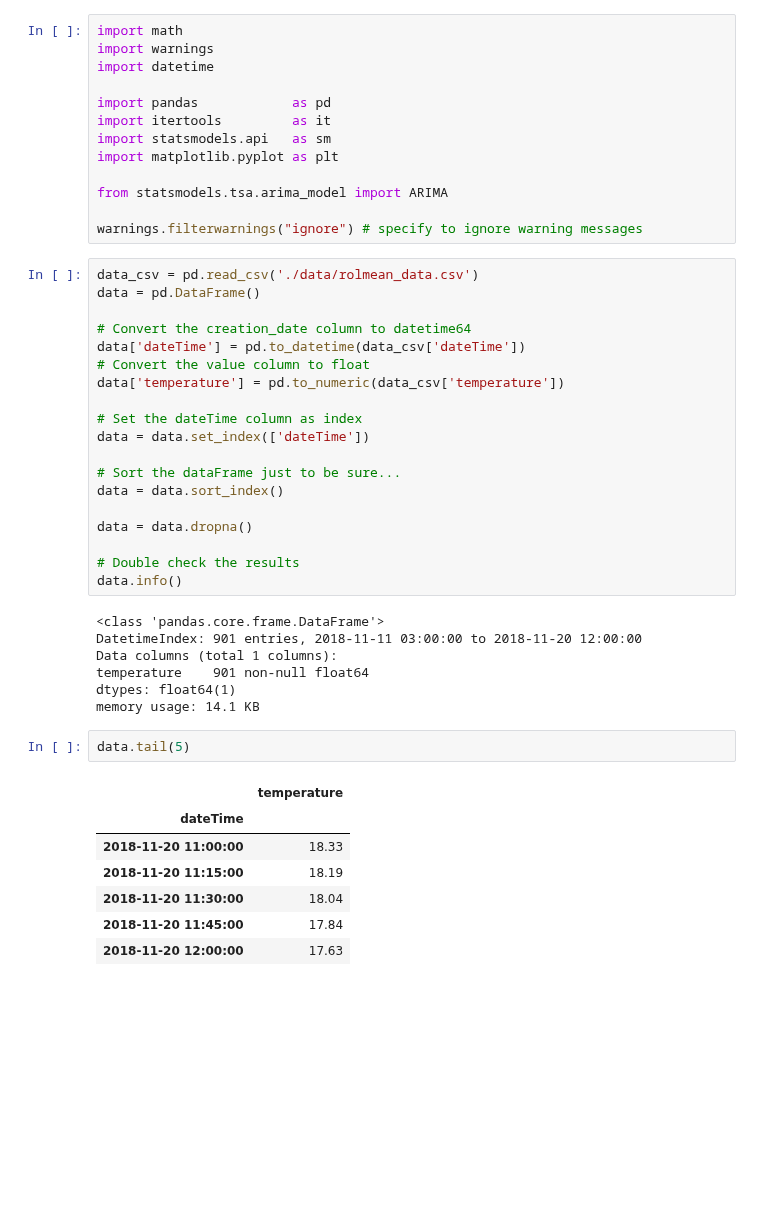
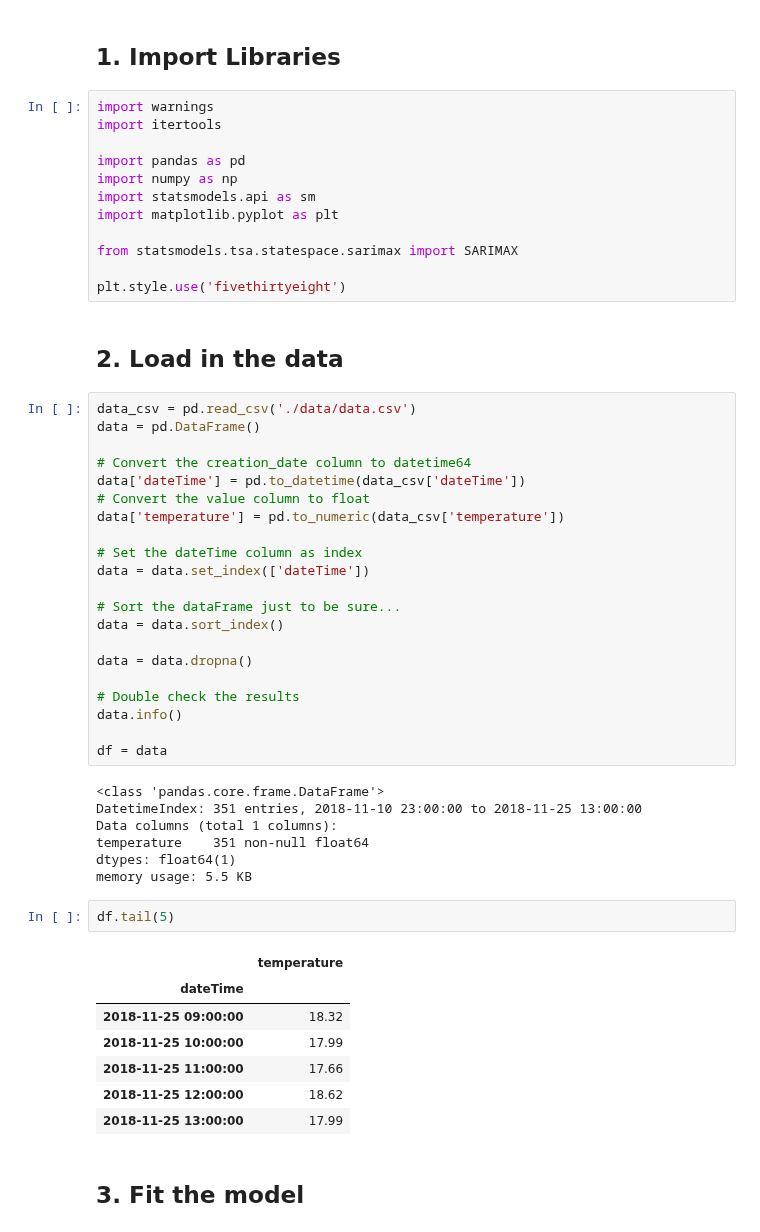
Before and after one commit to bryanhonof/Smart-Systems-Assignment-1, a Jupyter notebook: Python/5_fitting_and_predicting.ipynb, the cells around one changed output. Saved outputs shown, nothing was run; the diff lists cells and outputs as text; blank space fills up the shorter version.

```diff
--- a/Python/5_fitting_and_predicting.ipynb
+++ b/Python/5_fitting_and_predicting.ipynb
@@ -11,18 +21,21 @@
+# %% [markdown]
+## 1. Import Libraries <a name="Import-Libraries"></a>
 # %%
-import math
 import warnings
-import datetime
+import itertools
 
-import pandas            as pd
-import itertools         as it
-import statsmodels.api   as sm
+import pandas as pd
+import numpy as np
+import statsmodels.api as sm
 import matplotlib.pyplot as plt
 
-from statsmodels.tsa.arima_model import ARIMA
+from statsmodels.tsa.statespace.sarimax import SARIMAX
 
-warnings.filterwarnings("ignore") # specify to ignore warning messages
+plt.style.use('fivethirtyeight')
+# %% [markdown]
+## 2. Load in the data <a name="load-data"></a>
 # %%
-data_csv = pd.read_csv('./data/rolmean_data.csv')
+data_csv = pd.read_csv('./data/data.csv')
 data = pd.DataFrame()
 
 # Convert the creation_date column to datetime64
@@ -40,21 +53,25 @@ data = data.dropna()
 
 # Double check the results
 data.info()
+
+df = data
 # %% [output]
 <class 'pandas.core.frame.DataFrame'>
-DatetimeIndex: 901 entries, 2018-11-11 03:00:00 to 2018-11-20 12:00:00
+DatetimeIndex: 351 entries, 2018-11-10 23:00:00 to 2018-11-25 13:00:00
 Data columns (total 1 columns):
-temperature    901 non-null float64
+temperature    351 non-null float64
 dtypes: float64(1)
-memory usage: 14.1 KB
+memory usage: 5.5 KB
 # %%
-data.tail(5)
+df.tail(5)
 # %% [output]
 |  | temperature |
 | dateTime |  |
-| 2018-11-20 11:00:00 | 18.33 |
-| 2018-11-20 11:15:00 | 18.19 |
-| 2018-11-20 11:30:00 | 18.04 |
-| 2018-11-20 11:45:00 | 17.84 |
-| 2018-11-20 12:00:00 | 17.63 |
+| 2018-11-25 09:00:00 | 18.32 |
+| 2018-11-25 10:00:00 | 17.99 |
+| 2018-11-25 11:00:00 | 17.66 |
+| 2018-11-25 12:00:00 | 18.62 |
+| 2018-11-25 13:00:00 | 17.99 |
+# %% [markdown]
+## 3. Fit the model <a name="fit-the-model"></a>
 # %%
```
Also changed, not shown: parts of 17 cells of this notebook, 7 other files.
